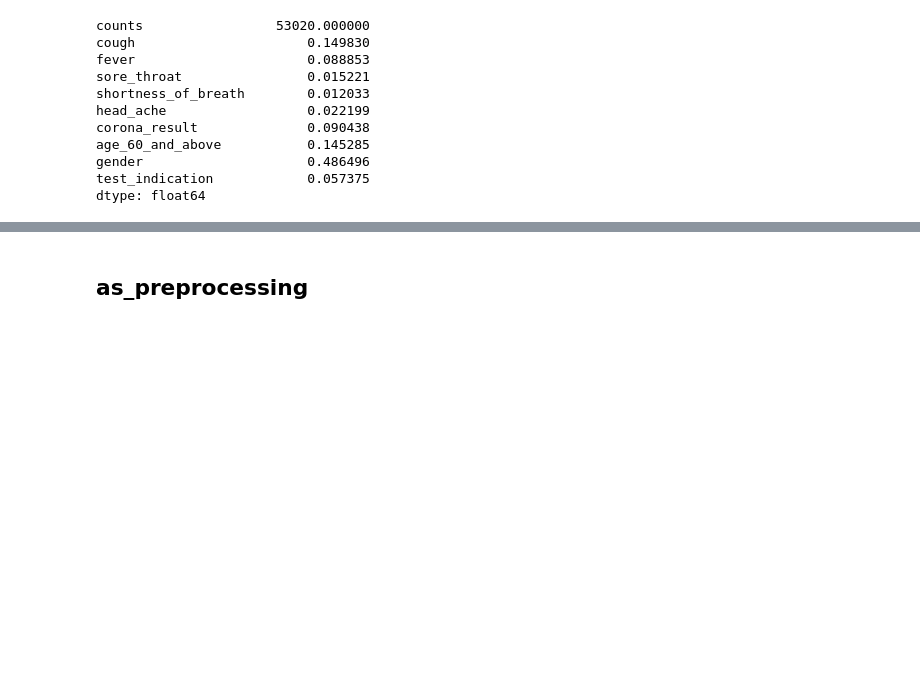
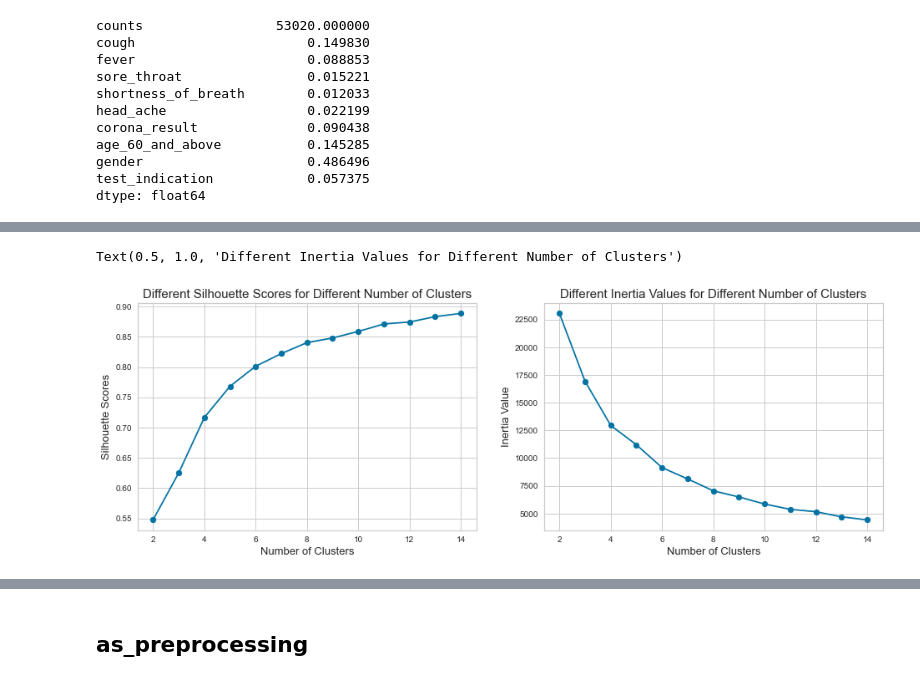
Before and after one commit to oraclekaia/DM_hw2, a Jupyter notebook: clustering_covid.ipynb, the cells around one changed output, grey strips where cells are left out. Cells and saved outputs as stored; diff of their text form; code cells hidden in the pictures; blank space fills up the shorter version.

```diff
--- a/clustering_covid.ipynb
+++ b/clustering_covid.ipynb
@@ -350,0 +349,4 @@ all
+# %%
+test_nocalss=test.copy()
+test_nocalss.drop(["corona_result"], axis=1, inplace=True)
+test_nocalss
@@ -350,0 +367,28 @@ all
+# %%
+silhouette_avg = []
+inertia_list = []
+for i in range(2,15):
+    kmeans_fit = KMeans(n_clusters = i, init='k-means++', random_state=random_state).fit(test_nocalss)
+    silhouette_avg.append(silhouette_score(test_nocalss, kmeans_fit.labels_))
+    inertia_list.append(kmeans_fit.inertia_)
+# %%
+plt.rcParams['figure.figsize'] = [16,5]
+sns.set_style("whitegrid")
+colors = plt.rcParams['axes.prop_cycle'].by_key()['color']
+
+plt.subplot(121)
+plt.plot(range(2, 15), silhouette_avg)
+plt.scatter(range(2, 15), silhouette_avg)
+plt.xlabel("Number of Clusters", size=13)
+plt.ylabel("Silhouette Scores", size=13)
+plt.title("Different Silhouette Scores for Different Number of Clusters", size=15)
+
+plt.subplot(122)
+plt.plot(range(2,15),inertia_list)
+plt.scatter(range(2,15),inertia_list)
+plt.xlabel("Number of Clusters", size=13)
+plt.ylabel("Inertia Value", size=13)
+plt.title("Different Inertia Values for Different Number of Clusters", size=15)
+# %% [output]
+Text(0.5, 1.0, 'Different Inertia Values for Different Number of Clusters')
+[figure, added]
```
Also changed, not shown: parts of 68 cells of this notebook.
